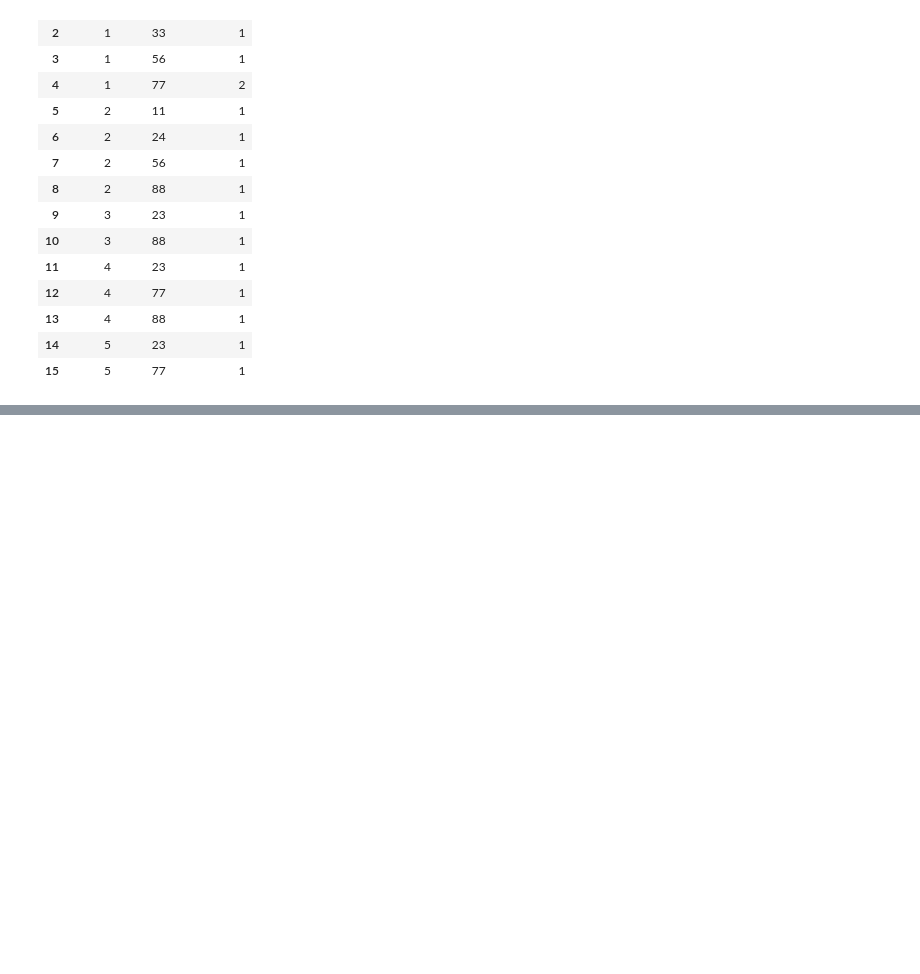
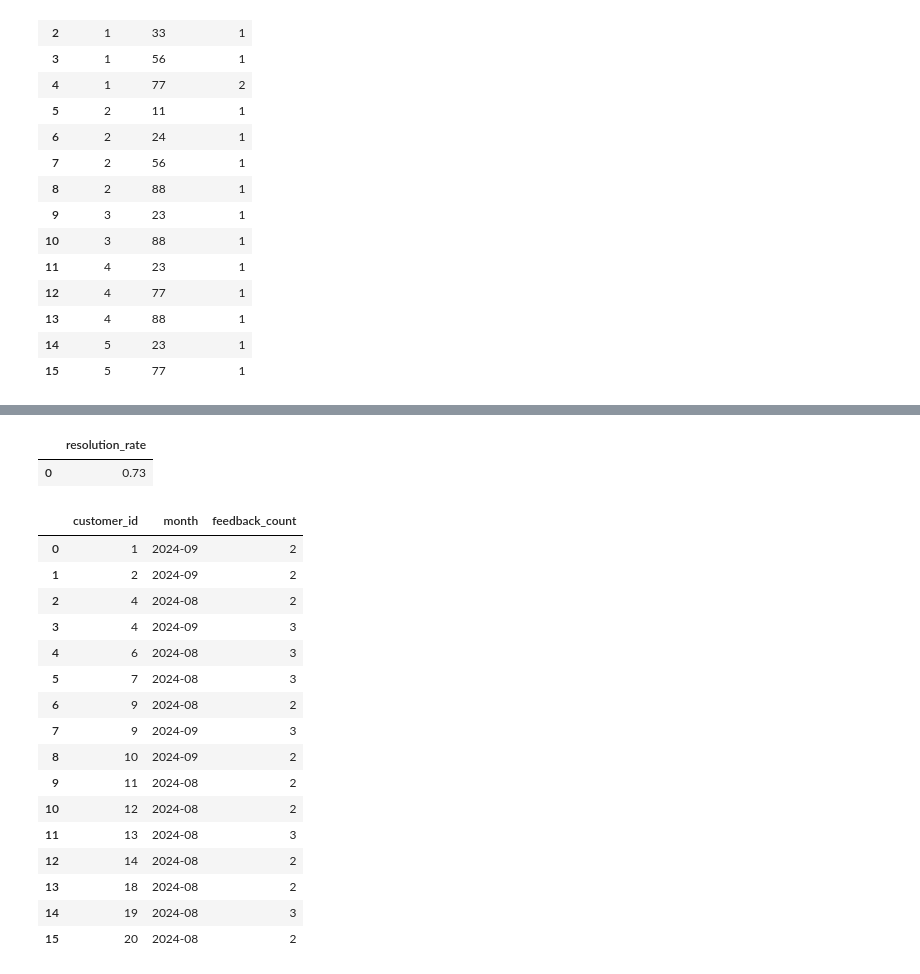
Before and after one commit to baxt1or/leetcode_database_problems, a Jupyter notebook: leetcode_sql_premium.ipynb, the cells around one changed output, grey strips where cells are left out. Drawn from its saved outputs; the diff is of its cells as text; code cells hidden in the pictures; blank space fills up the shorter version.

```diff
--- a/leetcode_sql_premium.ipynb
+++ b/leetcode_sql_premium.ipynb
@@ -9856,0 +11277,77 @@ make_select(query)
+# %%
+interactions = pd.DataFrame({
+    "interaction_id": range(1, 101),
+    "customer_id": np.random.randint(1, 21, 100),
+    "interaction_type": np.random.choice(["call", "chat", "form"], 100, p=[0.5, 0.3, 0.2]),
+    "interaction_date": pd.date_range(start="2024-11-01", periods=100).to_list(),
+    "resolution_status": np.random.choice(["resolved", "pending", "escalated"], 100, p=[0.7, 0.2, 0.1]),
+})
+
+
+query = """
+
+WITH cte1 AS (SELECT
+interaction_type,
+COUNT(interaction_id) AS total_interactions
+FROM interactions
+WHERE strftime('%Y-%m', interaction_date) = '2024-12'
+GROUP BY 1)
+
+SELECT
+COUNT(CASE WHEN resolution_status = 'resolved' THEN 1 END) * 1.0 / COUNT(resolution_status) AS resolution_rate
+FROM interactions
+
+"""
+
+make_select(query)
+# %% [output]
+|  | resolution_rate |
+| 0 | 0.73 |
+# %%
+feedbacks = pd.DataFrame({
+    "feedback_id": range(1, 51),
+    "customer_id": np.random.randint(1, 21, 50),
+    "feedback_date": pd.date_range(start="2024-08-01", periods=50).to_list(),
+    "feedback_score": np.random.randint(1, 11, 50),
+    "feedback_type": np.random.choice(["NPS", "CSAT"], 50, p=[0.6, 0.4]),
+})
+
+
+query = """
+
+WITH cte1 AS (SELECT
+feedback_type,
+AVG(feedback_score) AS avg_score
+FROM feedbacks
+WHERE feedback_date >= DATE((SELECT MAX(feedback_date) FROM feedbacks) ,'-3 months')
+GROUP BY 1)
+
+SELECT
+customer_id,
+strftime('%Y-%m', feedback_date) AS month,
+COUNT(feedback_id) AS feedback_count
+FROM feedbacks
+GROUP BY 1,2
+HAVING COUNT(feedback_id) > 1
+
+"""
+
+make_select(query)
+# %% [output]
+|  | customer_id | month | feedback_count |
+| 0 | 1 | 2024-09 | 2 |
+| 1 | 2 | 2024-09 | 2 |
+| 2 | 4 | 2024-08 | 2 |
+| 3 | 4 | 2024-09 | 3 |
+| 4 | 6 | 2024-08 | 3 |
+| 5 | 7 | 2024-08 | 3 |
+| 6 | 9 | 2024-08 | 2 |
+| 7 | 9 | 2024-09 | 3 |
+| 8 | 10 | 2024-09 | 2 |
+| 9 | 11 | 2024-08 | 2 |
+| 10 | 12 | 2024-08 | 2 |
+| 11 | 13 | 2024-08 | 3 |
+| 12 | 14 | 2024-08 | 2 |
+| 13 | 18 | 2024-08 | 2 |
+| 14 | 19 | 2024-08 | 3 |
+| 15 | 20 | 2024-08 | 2 |
```
Also changed, not shown: parts of 77 cells of this notebook.
